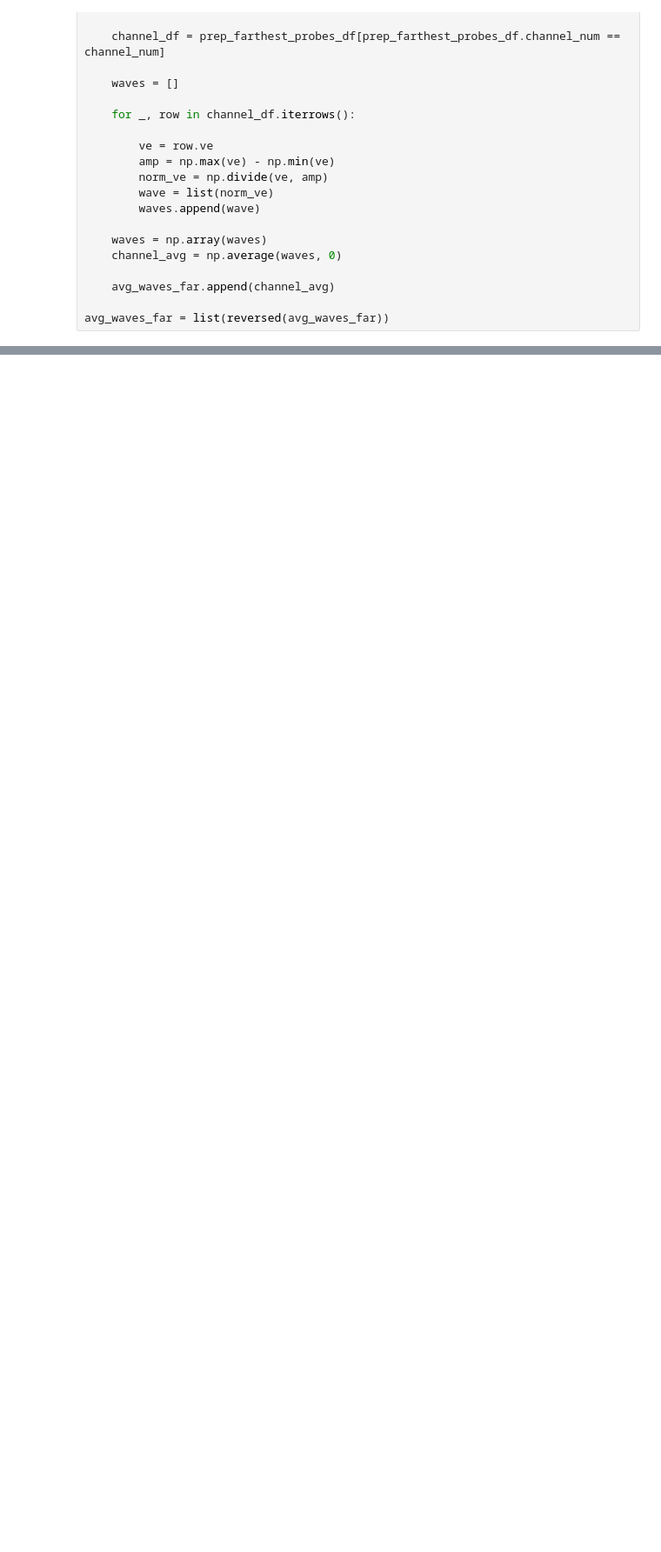
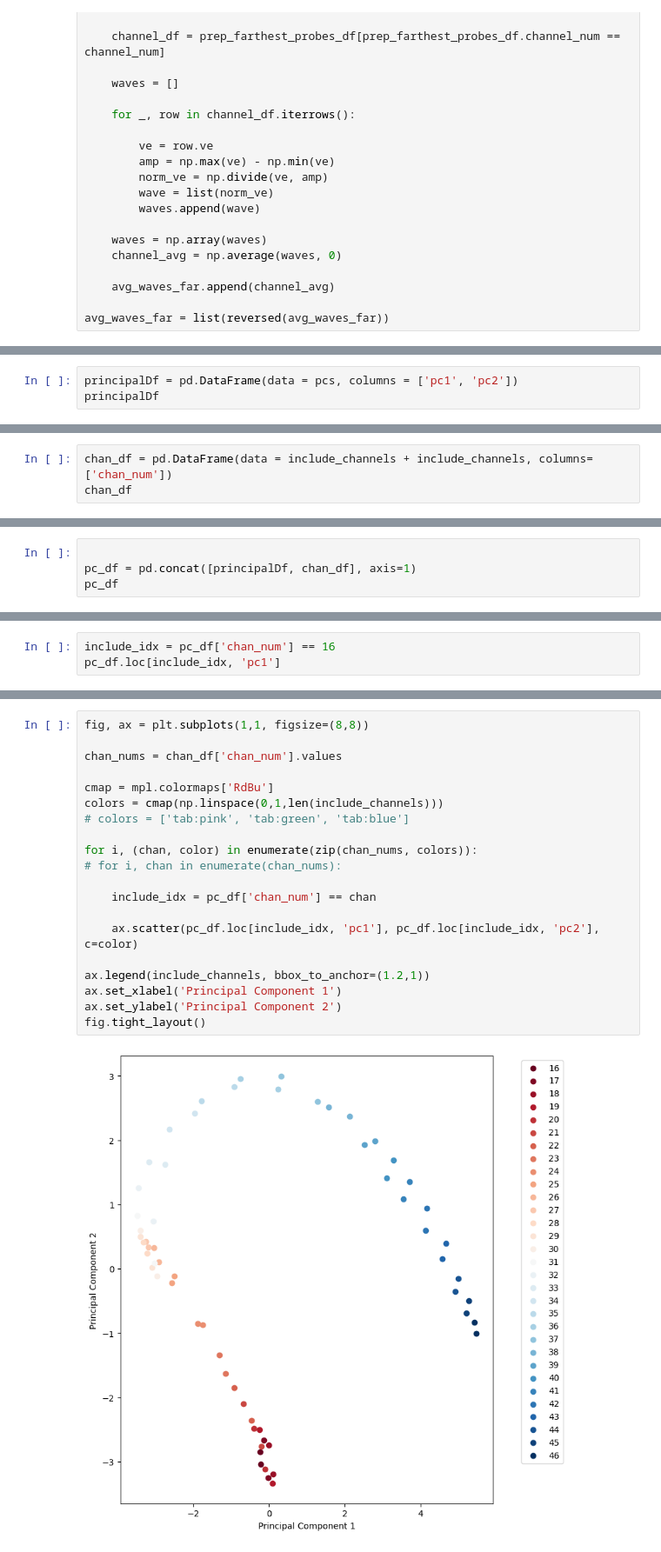
Before and after one commit to kedoxey/PyramidalCellSimulations, a Jupyter notebook: notebooks/figures/plot_linear_probes.ipynb, the cells around one changed output, grey strips where cells are left out. Shown at 87% size. Cells and saved outputs as stored; diff of their text form; blank space fills up the shorter version.

```diff
--- a/notebooks/figures/plot_linear_probes.ipynb
+++ b/notebooks/figures/plot_linear_probes.ipynb
@@ -1232,0 +1231,3 @@ fig.suptitle('Difference between Closest and Farthest');
+# %%
+principalDf = pd.DataFrame(data = pcs, columns = ['pc1', 'pc2'])
+principalDf
@@ -1232,0 +1248,3 @@ fig.suptitle('Difference between Closest and Farthest');
+# %%
+chan_df = pd.DataFrame(data = include_channels + include_channels, columns=['chan_num'])
+chan_df
@@ -1232,0 +1265,4 @@ fig.suptitle('Difference between Closest and Farthest');
+# %%
+
+pc_df = pd.concat([principalDf, chan_df], axis=1)
+pc_df
@@ -1232,0 +1283,3 @@ fig.suptitle('Difference between Closest and Farthest');
+# %%
+include_idx = pc_df['chan_num'] == 16
+pc_df.loc[include_idx, 'pc1']
@@ -1232,0 +1290,22 @@ fig.suptitle('Difference between Closest and Farthest');
+# %%
+fig, ax = plt.subplots(1,1, figsize=(8,8))
+
+chan_nums = chan_df['chan_num'].values
+
+cmap = mpl.colormaps['RdBu']
+colors = cmap(np.linspace(0,1,len(include_channels)))
+# colors = ['tab:pink', 'tab:green', 'tab:blue']
+
+for i, (chan, color) in enumerate(zip(chan_nums, colors)):
+# for i, chan in enumerate(chan_nums):
+
+    include_idx = pc_df['chan_num'] == chan
+
+    ax.scatter(pc_df.loc[include_idx, 'pc1'], pc_df.loc[include_idx, 'pc2'], c=color)
+
+ax.legend(include_channels, bbox_to_anchor=(1.2,1))
+ax.set_xlabel('Principal Component 1')
+ax.set_ylabel('Principal Component 2')
+fig.tight_layout()
+# %% [output]
+[figure, added]
```
Also changed, not shown: parts of 25 cells of this notebook, 1 other file.
